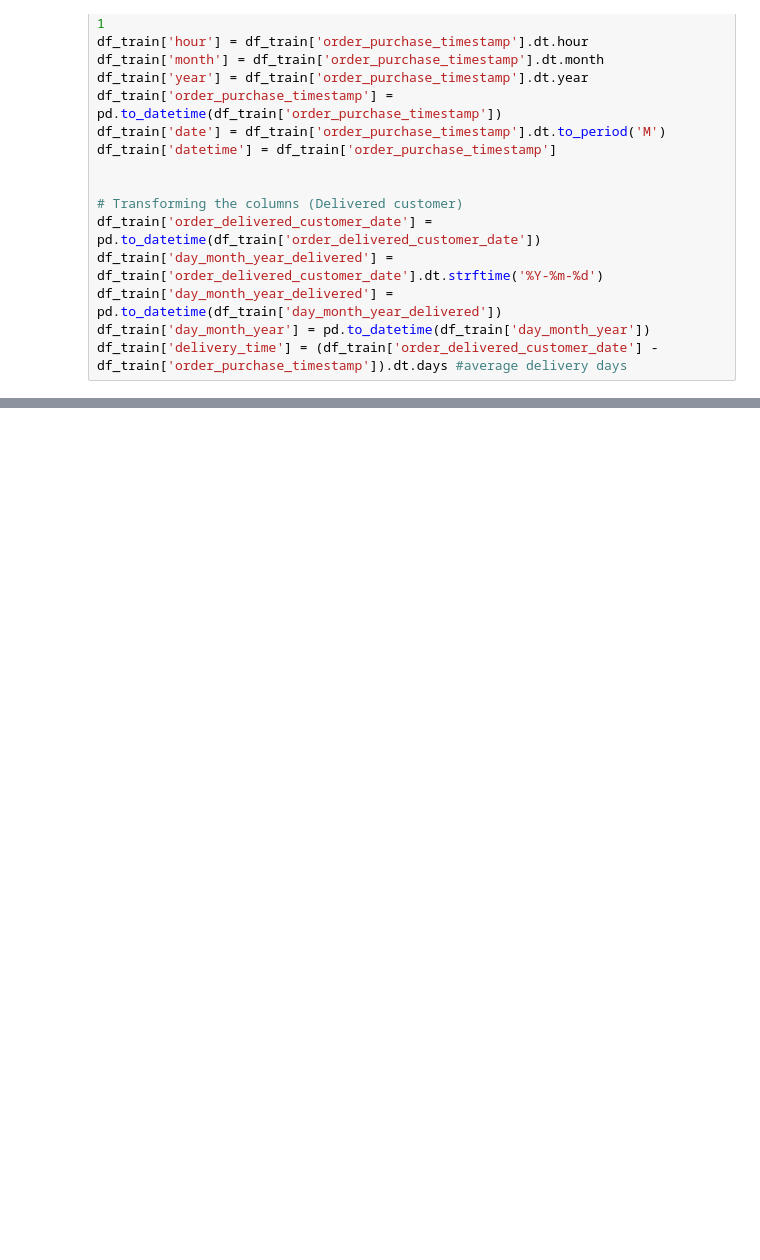
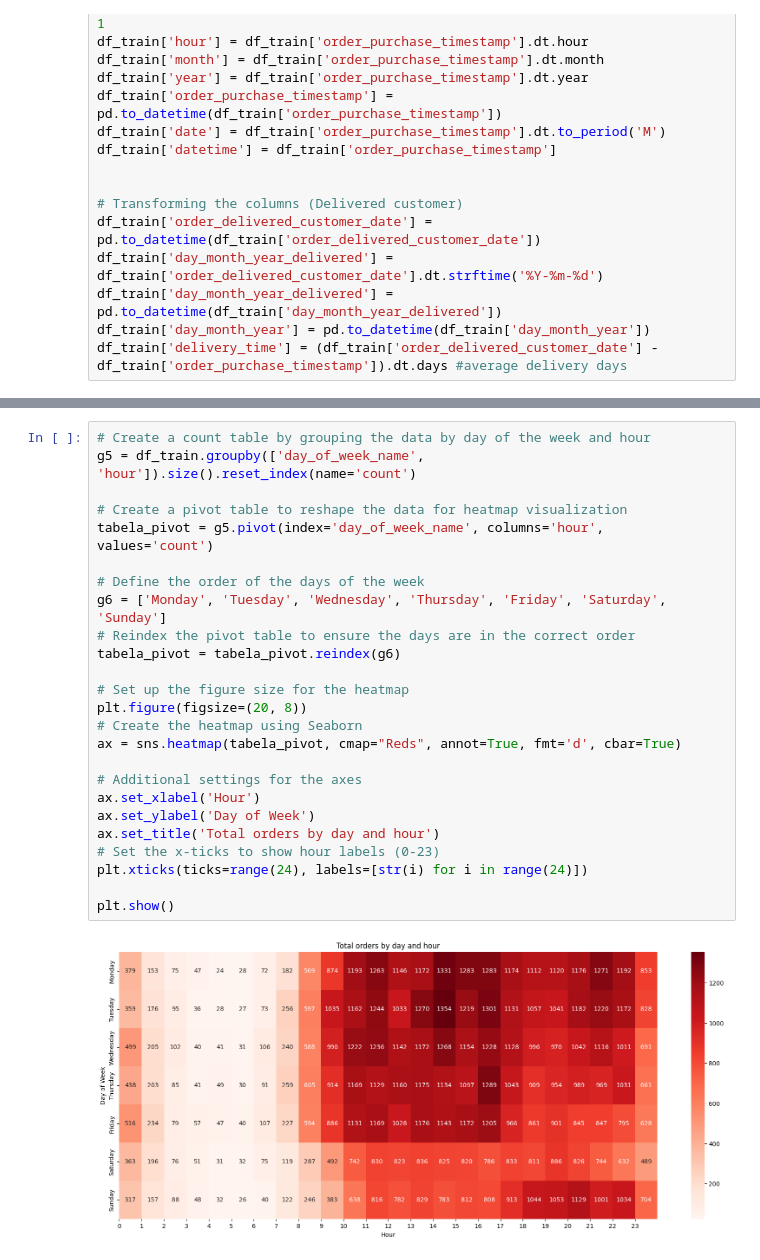
Before and after one commit to dothegee/ecommerce_project, a Jupyter notebook: code/EDA.ipynb, the cells around one changed output, grey strips where cells are left out. Drawn from its saved outputs; the diff is of its cells as text; blank space fills up the shorter version.

```diff
--- a/code/EDA.ipynb
+++ b/code/EDA.ipynb
@@ -111,0 +522,27 @@ Dataset Shape: (119143, 50)
+# %%
+# Create a count table by grouping the data by day of the week and hour
+g5 = df_train.groupby(['day_of_week_name', 'hour']).size().reset_index(name='count')
+
+# Create a pivot table to reshape the data for heatmap visualization
+tabela_pivot = g5.pivot(index='day_of_week_name', columns='hour', values='count')
+
+# Define the order of the days of the week
+g6 = ['Monday', 'Tuesday', 'Wednesday', 'Thursday', 'Friday', 'Saturday', 'Sunday']
+# Reindex the pivot table to ensure the days are in the correct order
+tabela_pivot = tabela_pivot.reindex(g6)
+
+# Set up the figure size for the heatmap
+plt.figure(figsize=(20, 8))
+# Create the heatmap using Seaborn
+ax = sns.heatmap(tabela_pivot, cmap="Reds", annot=True, fmt='d', cbar=True)
+
+# Additional settings for the axes
+ax.set_xlabel('Hour')
+ax.set_ylabel('Day of Week')
+ax.set_title('Total orders by day and hour')
+# Set the x-ticks to show hour labels (0-23)
+plt.xticks(ticks=range(24), labels=[str(i) for i in range(24)])
+
+plt.show()
+# %% [output]
+[figure, added]
```
Also changed, not shown: parts of 89 cells of this notebook, 3 other files.
